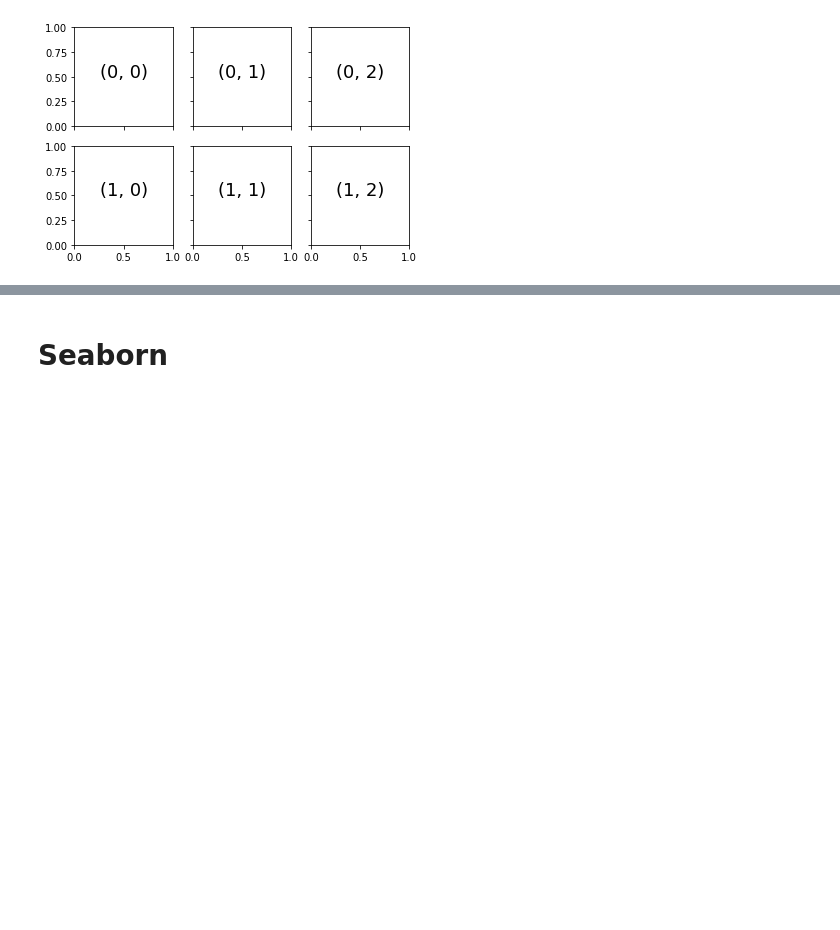
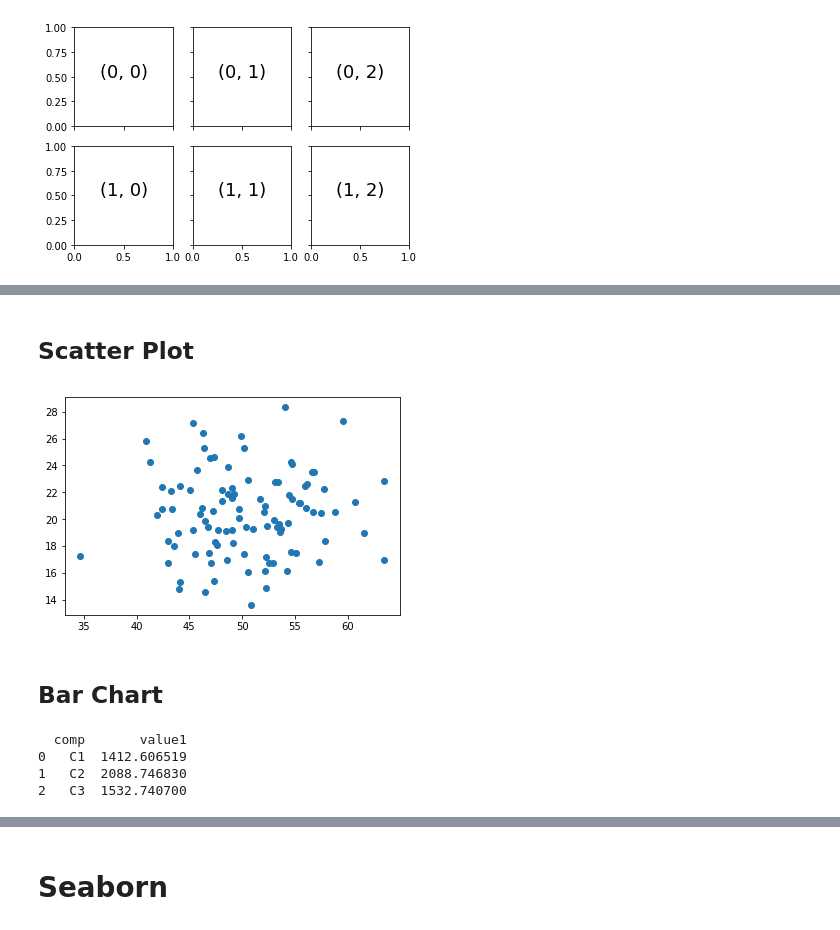
Before and after one commit to yongks/python_book, a Jupyter notebook: 03-matplotlib.ipynb, the cells around one changed output, grey strips where cells are left out. Cells and saved outputs as stored; diff of their text form; code cells hidden in the pictures; blank space fills up the shorter version.

```diff
--- a/03-matplotlib.ipynb
+++ b/03-matplotlib.ipynb
@@ -296,0 +303,8 @@ for i in range(2):
+# %% [markdown]
+## Scatter Plot
+# %%
+plt.scatter(mydf.value1, mydf.value2);
+# %% [output]
+[figure, added]
+# %% [markdown]
+## Bar Chart
@@ -296,0 +313,8 @@ for i in range(2):
+# %%
+grpdf = com_grp['value1'].sum().reset_index()
+grpdf
+# %% [output]
+  comp       value1
+0   C1  1412.606519
+1   C2  2088.746830
+2   C3  1532.740700
```
Also changed, not shown: parts of 22 cells of this notebook, 52 other files.
